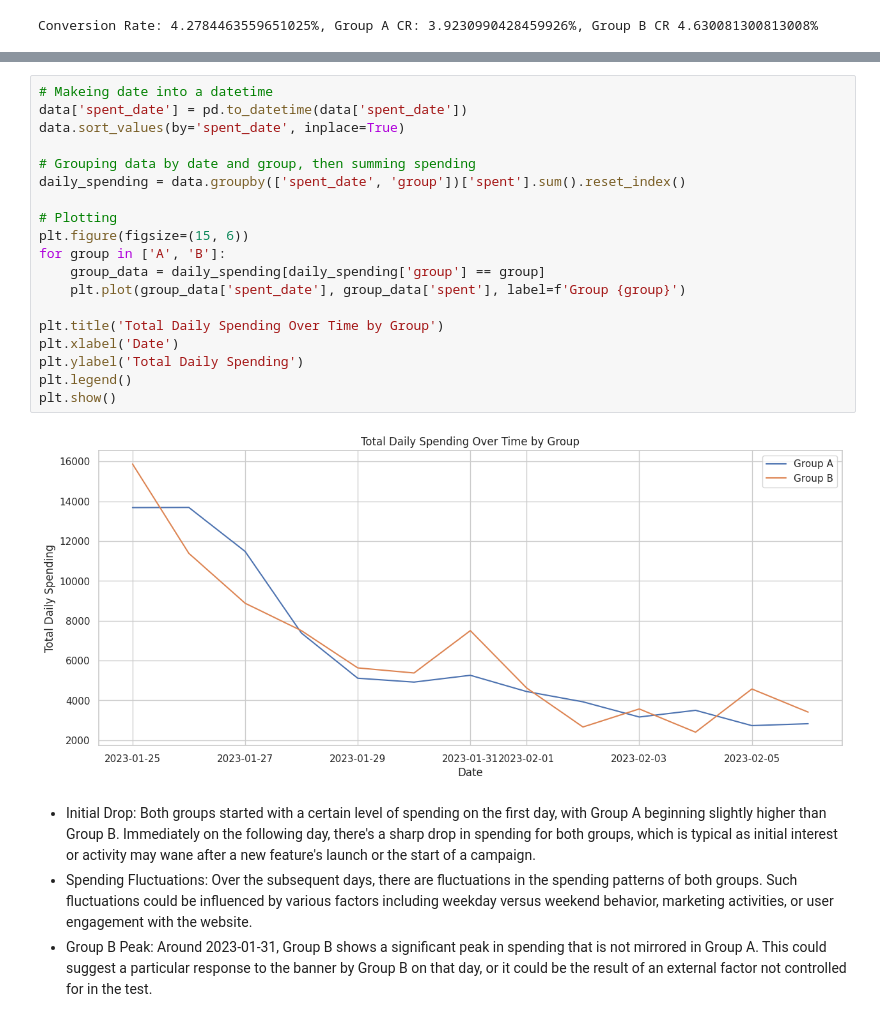
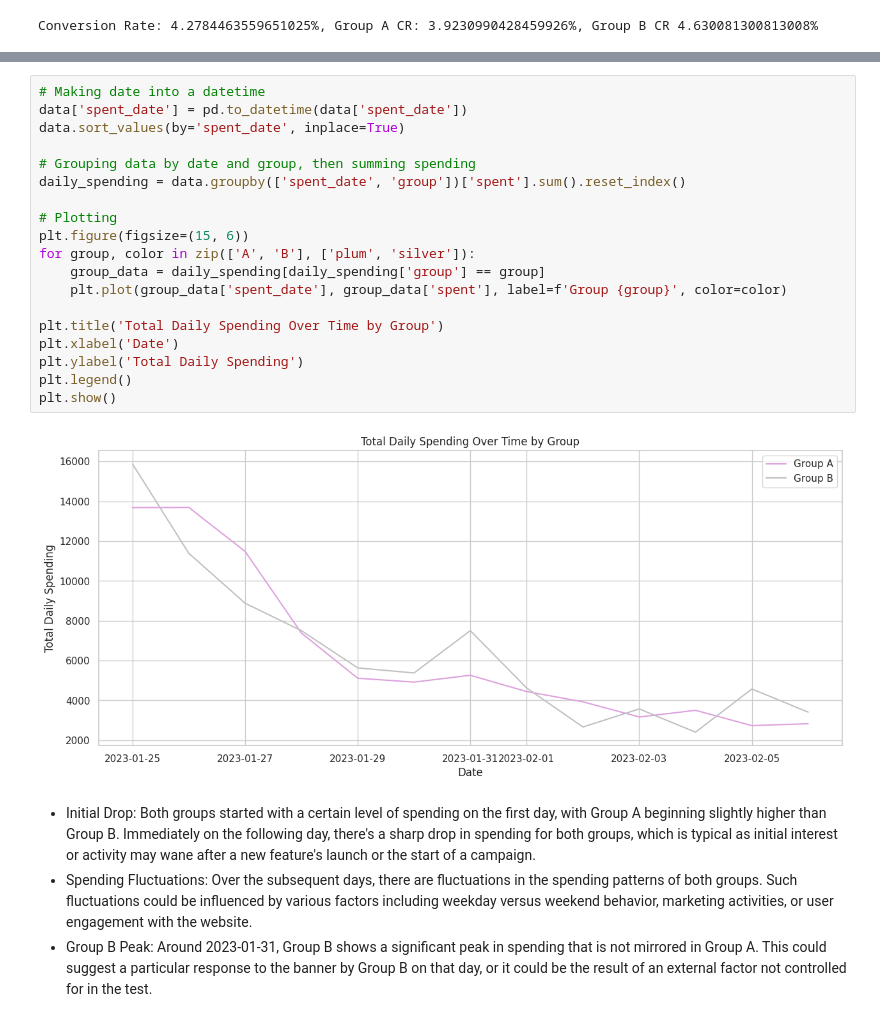
Before and after one commit to mdepasquale1023/Globox, a Jupyter notebook: GloBox_StatAnalysis.ipynb, the cells around one changed output, grey strips where cells are left out. Drawn from its saved outputs; the diff is of its cells as text.

```diff
--- a/GloBox_StatAnalysis.ipynb
+++ b/GloBox_StatAnalysis.ipynb
@@ -129,24 +129,24 @@ Passing `palette` without assigning `hue` is deprecated and will be removed in v
 # %%
-# Makeing date into a datetime
+# Making date into a datetime
 data['spent_date'] = pd.to_datetime(data['spent_date'])
 data.sort_values(by='spent_date', inplace=True)
 
 # Grouping data by date and group, then summing spending
 daily_spending = data.groupby(['spent_date', 'group'])['spent'].sum().reset_index()
 
 # Plotting
 plt.figure(figsize=(15, 6))
-for group in ['A', 'B']:
+for group, color in zip(['A', 'B'], ['plum', 'silver']):
     group_data = daily_spending[daily_spending['group'] == group]
-    plt.plot(group_data['spent_date'], group_data['spent'], label=f'Group {group}')
+    plt.plot(group_data['spent_date'], group_data['spent'], label=f'Group {group}', color=color)
 
 plt.title('Total Daily Spending Over Time by Group')
 plt.xlabel('Date')
 plt.ylabel('Total Daily Spending')
 plt.legend()
 plt.show()
 # %% [output]
-[figure, old version]
+[figure, new version]
 # %% [markdown]
 - Initial Drop: Both groups started with a certain level of spending on the first day, with Group A beginning slightly higher than Group B. Immediately on the following day, there's a sharp drop in spending for both groups, which is typical as initial interest or activity may wane after a new feature's launch or the start of a campaign.
 - Spending Fluctuations: Over the subsequent days, there are fluctuations in the spending patterns of both groups. Such fluctuations could be influenced by various factors including weekday versus weekend behavior, marketing activities, or user engagement with the website.
```
Also changed, not shown: parts of 5 cells of this notebook.
